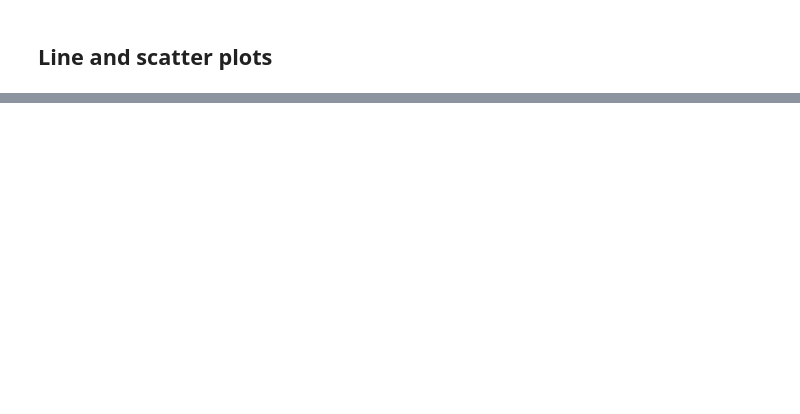
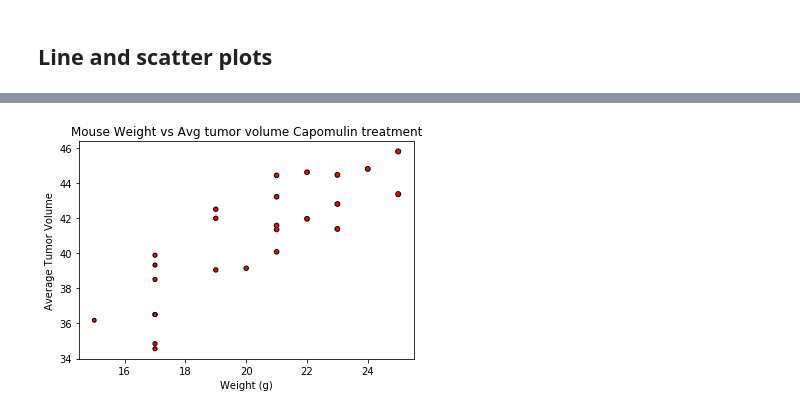
Before and after one commit to marcelavazquez/matplotlib-homework, a Jupyter notebook: pymaceuticals.ipynb, the cells around one changed output, grey strips where cells are left out. Saved outputs shown, nothing was run; the diff lists cells and outputs as text; code cells hidden in the pictures; blank space fills up the shorter version.

```diff
--- a/pymaceuticals.ipynb
+++ b/pymaceuticals.ipynb
@@ -354,0 +375,13 @@ The potential values for outliers in Ceftamin treatment are below 25.35544958000
+# %%
+# Generate a scatter plot of mouse weight versus average tumor volume for the Capomulin regimen
+capo_average = capo.groupby(["Mouse ID"]).mean()
+x_axis = capo_average["Weight (g)"]
+avg_tumor_vol = capo_average["Tumor Volume (mm3)"]
+
+plt.scatter(x_axis,avg_tumor_vol,marker="o",color="red",edgecolors="black",s=x_axis)
+plt.title("Mouse Weight vs Avg tumor volume Capomulin treatment")
+plt.xlabel("Weight (g)")
+plt.ylabel("Average Tumor Volume")
+plt.show()
+# %% [output]
+[figure, added]
```
Also changed, not shown: parts of 10 cells of this notebook.
